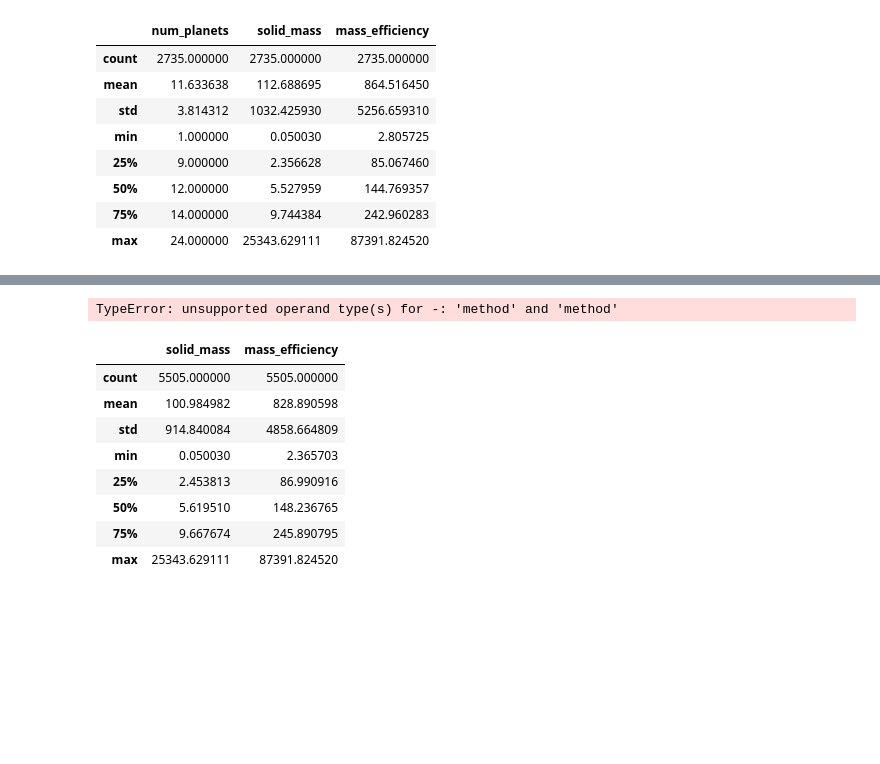
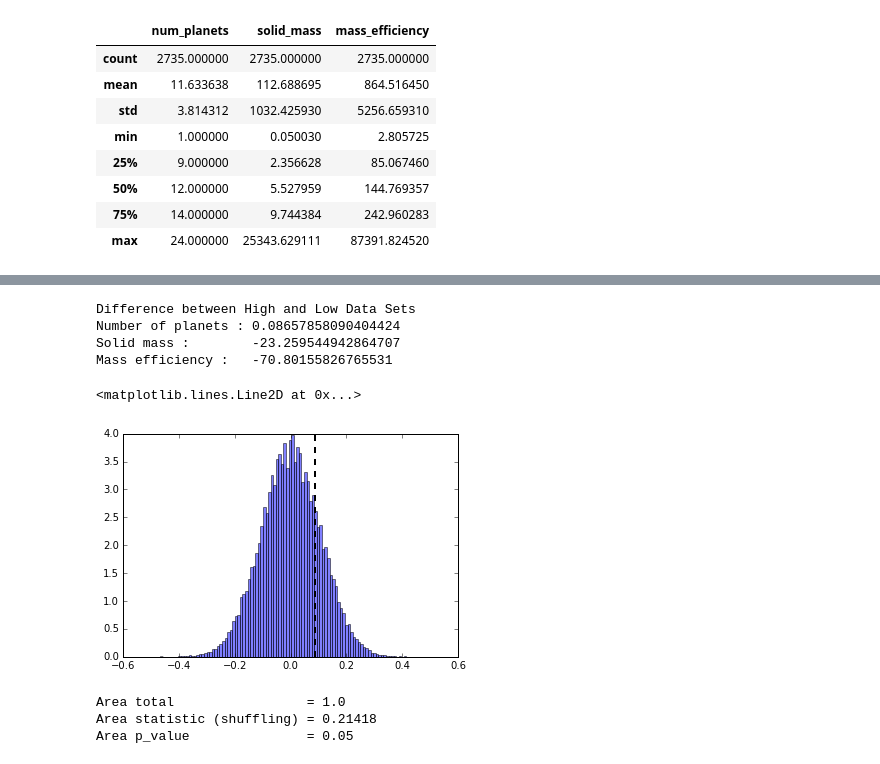
Before and after one commit to cebasfu93/planetaryFormation, a Jupyter notebook: dataExploration.ipynb, the cells around one changed output, grey strips where cells are left out. Saved outputs shown, nothing was run; the diff lists cells and outputs as text; code cells hidden in the pictures; blank space fills up the shorter version.

```diff
--- a/dataExploration.ipynb
+++ b/dataExploration.ipynb
@@ -187,22 +153,14 @@ we have to fix this probability
-# %%
-N = 1000
-for i in range(0,N):
-    Y_join['Group'] = np.random.randint(0,2,size_total_data)
-    Y_join.replace([1,0],['High','Low'],inplace='true')
-    planets_mean[i] = Y_join['num_planets'][Y_join['Group']=='High'].mean - Y_join['num_planets'][Y_join['Group']=='Low'].mean
-    mass_mean[i] = Y_join['solid_mass'][Y_join['Group']=='High'].mean - Y_join['solid_mass'][Y_join['Group']=='Low'].mean
-    efficiency_mean[i] = Y_join['mass_efficiency'][Y_join['Group']=='High'].mean - Y_join['mass_efficiency'][Y_join['Group']=='Low'].mean
-# %% [output]
-TypeError: unsupported operand type(s) for -: 'method' and 'method'
-# %%
-Y_join.describe()
-# %% [output]
-|  | solid_mass | mass_efficiency |
-| count | 5505.000000 | 5505.000000 |
-| mean | 100.984982 | 828.890598 |
-| std | 914.840084 | 4858.664809 |
-| min | 0.050030 | 2.365703 |
-| 25% | 2.453813 | 86.990916 |
-| 50% | 5.619510 | 148.236765 |
-| 75% | 9.667674 | 245.890795 |
-| max | 25343.629111 | 87391.824520 |
+# %%
+# Getting the statistics for original data
+ori_mean_planets = np.mean(Y_high['num_planets']) - np.mean(Y_low['num_planets'])
+ori_mean_mass = np.mean(Y_high['solid_mass']) - np.mean(Y_low['solid_mass'])
+ori_mean_efficiency = np.mean(Y_high['mass_efficiency']) - np.mean(Y_low['mass_efficiency'])
+print('Difference between High and Low Data Sets')
+print('Number of planets : ' + str(ori_mean_planets))
+print('Solid mass :        ' + str(ori_mean_mass))
+print('Mass efficiency :   ' + str(ori_mean_efficiency))
+# %% [output]
+Difference between High and Low Data Sets
+Number of planets : 0.08657858090404424
+Solid mass :        -23.259544942864707
+Mass efficiency :   -70.80155826765531
@@ -208,0 +170,15 @@ Y_join.describe()
+# %%
+# Simulate
+N = 50000
+
+mass_mean = np.zeros((N,1))
+efficiency_mean = np.zeros((N,1))
+planets_mean = np.zeros((N,1))
+
+for i in range(0,N):
+    labels = np.concatenate((np.zeros(len(Y_low.index)), np.ones(len(Y_high.index))),axis=0)
+    np.random.shuffle(labels)
+
+    mass_mean[i] = np.mean(Y_join[labels==1]['solid_mass']) - np.mean(Y_join[labels==0]['solid_mass'])
+    efficiency_mean[i] = np.mean(Y_join[labels==1]['mass_efficiency']) - np.mean(Y_join[labels==0]['mass_efficiency'])
+    planets_mean[i] = np.mean(Y_join[labels==1]['num_planets']) - np.mean(Y_join[labels==0]['num_planets'])
@@ -209 +195,14 @@ Y_join.describe()
+# %%
+n, bins, patches = plt.hist(planets_mean, bins =100, normed=1.0, facecolor='blue', alpha=0.5)
+values, base = np.histogram(planets_mean, bins = 100)
+plt.axvline(ori_mean_planets, color='k', linestyle='dashed', linewidth=2)
+# %% [output]
+<matplotlib.lines.Line2D at 0x...>
+[figure, added]
+# %%
+compare_statistics(values,base,ori_mean_planets,alpha = 0.05)
+# %% [output]
+Area total                 = 1.0
+Area statistic (shuffling) = 0.21418
+Area p_value               = 0.05
 # %%
```
Also changed, not shown: parts of 15 cells of this notebook.
